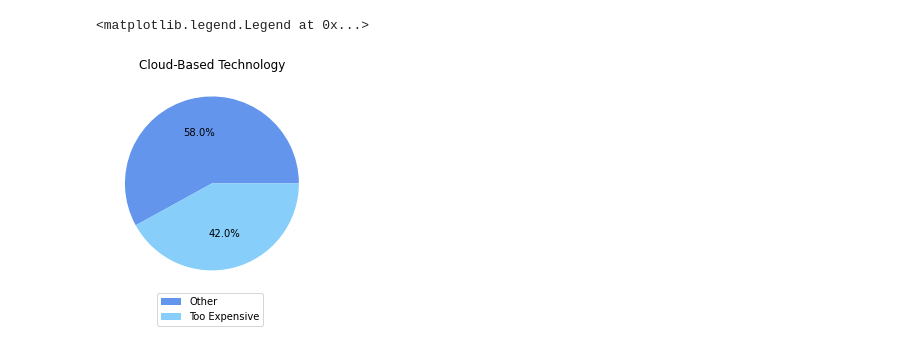
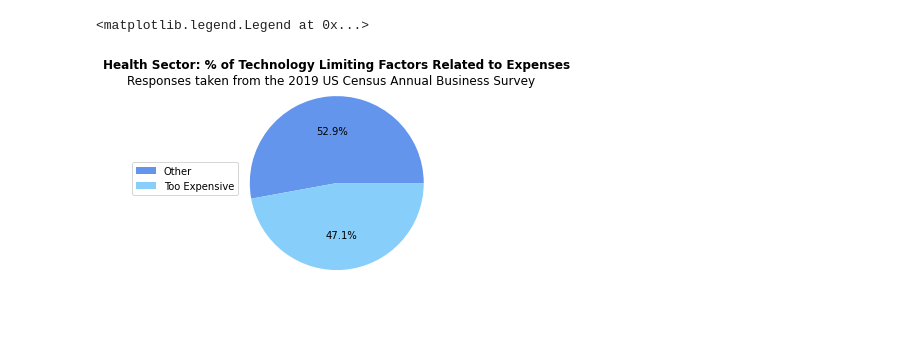
Before and after one commit to lstefanic/dev10-census-api-assessment, a Jupyter notebook: Health+Finance_Comparison.ipynb, the cells around one changed output. Drawn from its saved outputs; the diff is of its cells as text; code cells hidden in the pictures.

```diff
--- a/Health+Finance_Comparison.ipynb
+++ b/Health+Finance_Comparison.ipynb
@@ -66,4 +71,4 @@ h1_sorted.plot(kind='bar',color=color_list,figsize=(16,5),rot=0,title='Health Te
 group = ['Too expensive','Other','Other','Other','Other','Other','Other','Other']
 health['Group'] = group
 h2 = health.groupby('Group').sum()
-h2
+h2['All Technologies'] = h2.sum(axis=1)
@@ -75,10 +75,11 @@ h2
 # %%
-# cloud-based too expensive pie chart
+# % Too Expensive for health sector
 pie_labels = ['Other','Too Expensive']
 pie_colors = ['cornflowerblue','lightskyblue']
-plt.pie(h2['Cloud-Based Technology'],autopct='%1.1f%%',colors=pie_colors)
-plt.title('Cloud-Based Technology')
-plt.legend(pie_labels,bbox_to_anchor=(.76, .02))
+plt.pie(h2['All Technologies'],autopct='%1.1f%%',colors=pie_colors)
+plt.title('Health Sector: % of Technology Limiting Factors Related to Expenses',fontweight='bold')
+plt.suptitle('Responses taken from the 2019 US Census Annual Business Survey',y=.88)
+plt.legend(pie_labels,bbox_to_anchor=(.07, .62))
 # %% [output]
 <matplotlib.legend.Legend at 0x...>
-[figure, old version]
+[figure, new version]
```
Also changed, not shown: parts of 22 cells of this notebook.
